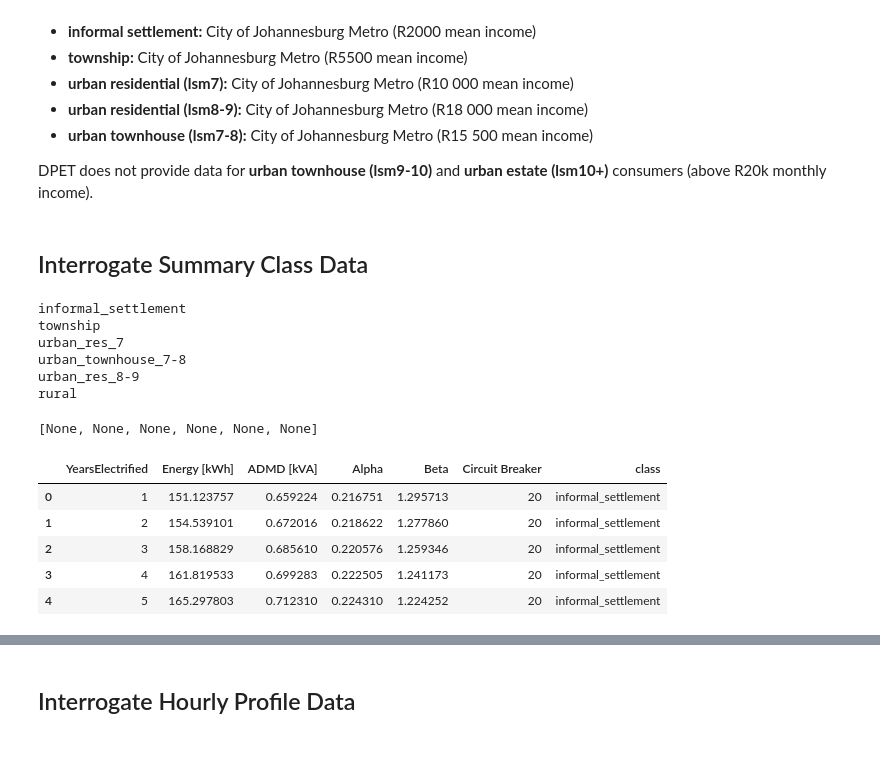
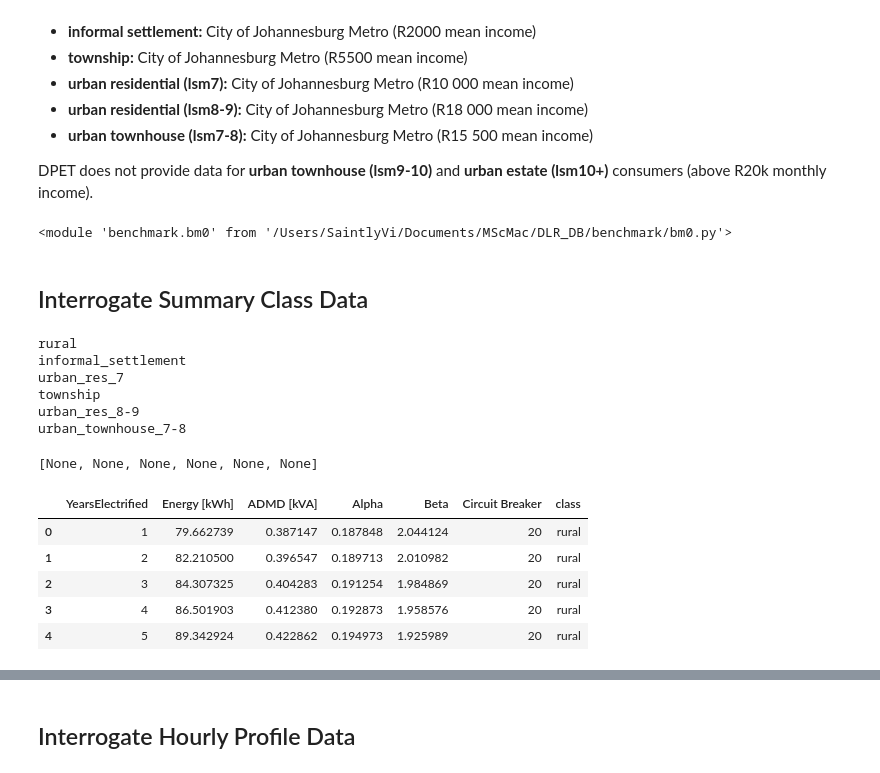
Before and after one commit to SaintlyVi/DLR_DB, a Jupyter notebook: notebook - Benchmark Expert Model.ipynb, the cells around one changed output, grey strips where cells are left out. Drawn from its saved outputs; the diff is of its cells as text; code cells hidden in the pictures.

```diff
--- a/notebook - Benchmark Expert Model.ipynb
+++ b/notebook - Benchmark Expert Model.ipynb
@@ -21,27 +21,31 @@ DPET does not provide data for **urban townhouse (lsm9-10)** and **urban estate
 # %%
 #Import statements
 import benchmark.bm0 as bm0
+# %%
+bm0.
+# %% [output]
+<module 'benchmark.bm0' from '/Users/SaintlyVi/Documents/MScMac/DLR_DB/benchmark/bm0.py'>
 # %% [markdown]
 ## Interrogate Summary Class Data
 # %%
-[print(c) for c in bm0.expertDemandSummary()['class'].unique()]
+[print(c) for c in bm0.bmDemandSummary()['class'].unique()]
 # %% [output]
+rural
 informal_settlement
+urban_res_7
 township
-urban_res_7
+urban_res_8-9
 urban_townhouse_7-8
-urban_res_8-9
-rural
 [None, None, None, None, None, None]
 # %%
-bm0.expertDemandSummary().head()
+bm0.bmDemandSummary().head()
 # %% [output]
 |  | YearsElectrified | Energy [kWh] | ADMD [kVA] | Alpha | Beta | Circuit Breaker | class |
-| 0 | 1 | 151.123757 | 0.659224 | 0.216751 | 1.295713 | 20 | informal_settlement |
-| 1 | 2 | 154.539101 | 0.672016 | 0.218622 | 1.277860 | 20 | informal_settlement |
-| 2 | 3 | 158.168829 | 0.685610 | 0.220576 | 1.259346 | 20 | informal_settlement |
-| 3 | 4 | 161.819533 | 0.699283 | 0.222505 | 1.241173 | 20 | informal_settlement |
-| 4 | 5 | 165.297803 | 0.712310 | 0.224310 | 1.224252 | 20 | informal_settlement |
+| 0 | 1 | 79.662739 | 0.387147 | 0.187848 | 2.044124 | 20 | rural |
+| 1 | 2 | 82.210500 | 0.396547 | 0.189713 | 2.010982 | 20 | rural |
+| 2 | 3 | 84.307325 | 0.404283 | 0.191254 | 1.984869 | 20 | rural |
+| 3 | 4 | 86.501903 | 0.412380 | 0.192873 | 1.958576 | 20 | rural |
+| 4 | 5 | 89.342924 | 0.422862 | 0.194973 | 1.925989 | 20 | rural |
 # %%
 bm0.plotBmDemandSummary('township')
 bm0.plot15YearBmDemandSummary()
```
Also changed, not shown: parts of 4 cells of this notebook, 1 other file.
